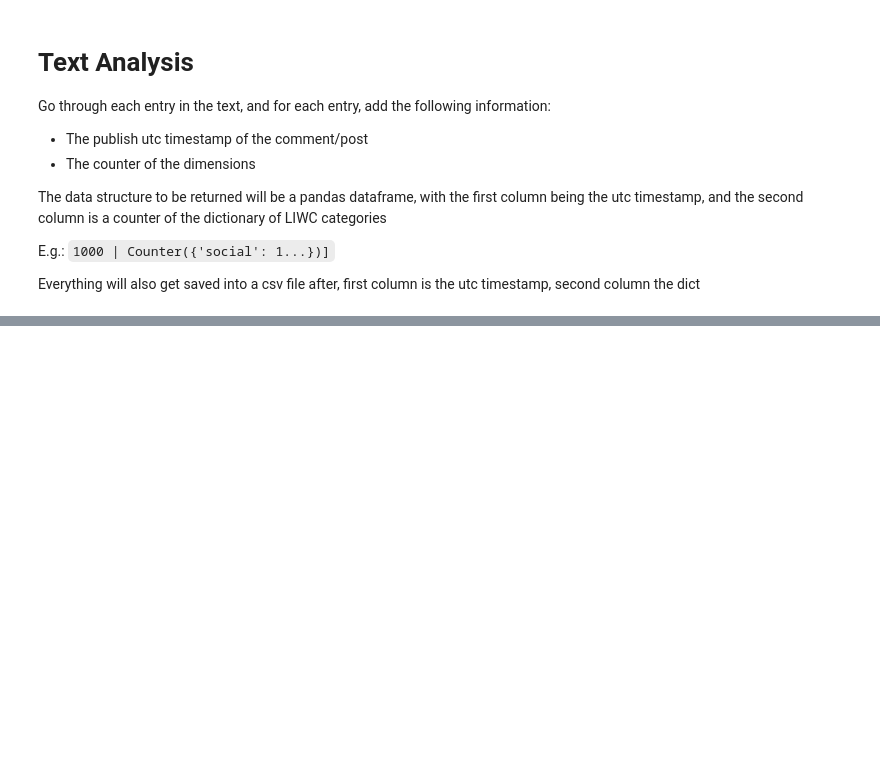
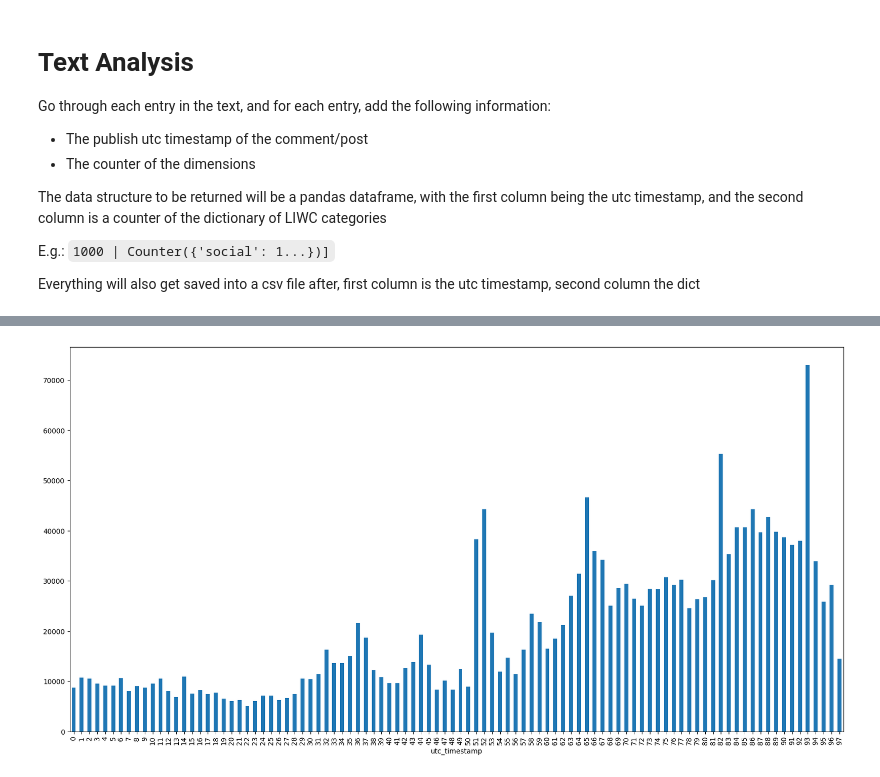
Before and after one commit to alujjdnd-UCL/sr_analysis, a Jupyter notebook: language_LIWC.ipynb, the cells around one changed output, grey strips where cells are left out. Drawn from its saved outputs; the diff is of its cells as text; code cells hidden in the pictures; blank space fills up the shorter version.

Commit message:
Added LIWC

```diff
--- a/language_LIWC.ipynb
+++ b/language_LIWC.ipynb
@@ -81,0 +96,8 @@ df.head()
+# %%
+# Load the data from the csv file into a dataframe
+df = pd.read_csv(f'text_liwc_dimensions/{os.path.basename(data_file_path[:-5])}_LIWC.csv')
+
+# Add headers to the dataframe
+df.columns = ['utc_timestamp', 'LIWC_categories']
+
+df.head()
@@ -81,0 +117,17 @@ df.head()
+# %%
+import numpy as np
+
+# Calculate time bucket intervals
+time_buckets = range(int(time_start), int(time_end) + int(time_interval_seconds), int(time_interval_seconds))
+
+# Print maximum utc_timestamp
+# print(df['utc_timestamp'].max())
+# print("------------------")
+# print(*time_buckets, sep='\n')
+
+
+# Change the utc_timestamp to the bucket number, e.g. the 0th bucket is between the 0th index and the 1st index of the time_buckets
+df['utc_timestamp'] = df['utc_timestamp'].apply(lambda x: np.searchsorted(time_buckets, x) - 1)
+
+
+df.head()
@@ -81,0 +141,11 @@ df.head()
+# %%
+# Graph the number of comments per time bucket
+import matplotlib.pyplot as plt
+
+# Delete all rows with a utc_timestamp of -1
+df = df[df['utc_timestamp'] != -1]
+
+df['utc_timestamp'].value_counts().sort_index().plot(kind='bar', figsize=(20, 10))
+plt.show()
+# %% [output]
+[figure, added]
```
Also changed, not shown: parts of 10 cells of this notebook, 2 other files.
